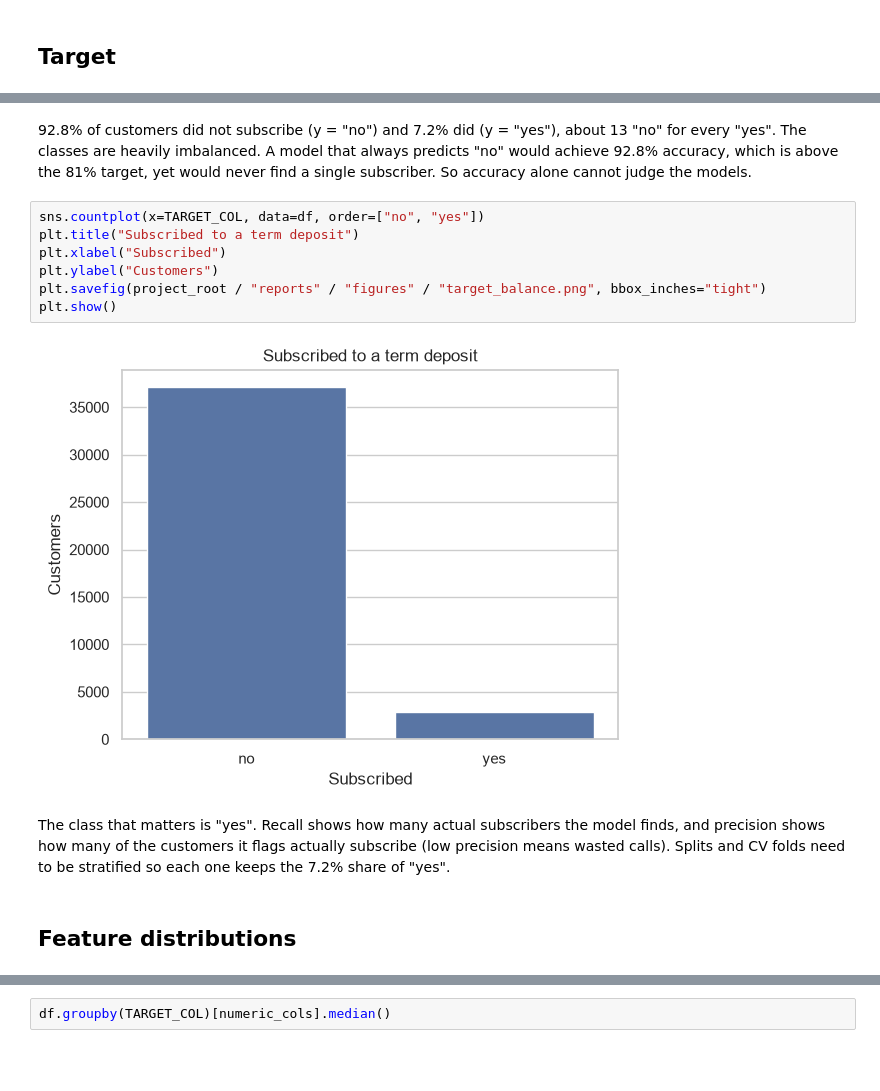
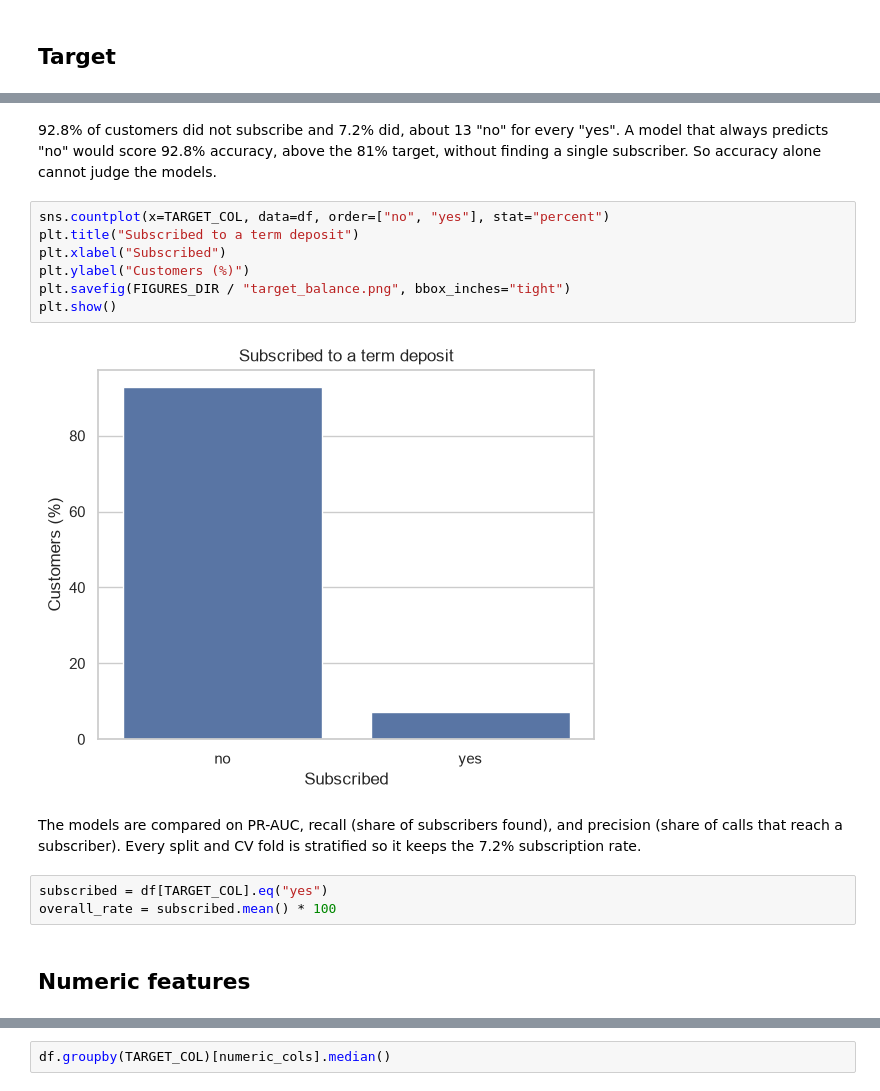
Before and after one commit to roshanbytes/term-deposit-subscription-prediction, a Jupyter notebook: notebooks/exploration/01_eda.ipynb, the cells around one changed output, grey strips where cells are left out. Cells and saved outputs as stored; diff of their text form; blank space fills up the shorter version.

Commit message:
Revise the EDA and save its charts
Add a Row order section, move the plotting code into two helper functions, rewrite the notes, and save every chart to reports/figures.

```diff
--- a/notebooks/exploration/01_eda.ipynb
+++ b/notebooks/exploration/01_eda.ipynb
@@ -209,18 +258,21 @@ pd.DataFrame({
 | y |  |  |
 | no | 37104 | 92.8 |
 | yes | 2896 | 7.2 |
-# %% [markdown]
-92.8% of customers did not subscribe (y = "no") and 7.2% did (y = "yes"), about 13 "no" for every "yes". The classes are heavily imbalanced. A model that always predicts "no" would achieve 92.8% accuracy, which is above the 81% target, yet would never find a single subscriber. So accuracy alone cannot judge the models.
+# %% [markdown]
+92.8% of customers did not subscribe and 7.2% did, about 13 "no" for every "yes". A model that always predicts "no" would score 92.8% accuracy, above the 81% target, without finding a single subscriber. So accuracy alone cannot judge the models.
 # %%
-sns.countplot(x=TARGET_COL, data=df, order=["no", "yes"])
+sns.countplot(x=TARGET_COL, data=df, order=["no", "yes"], stat="percent")
 plt.title("Subscribed to a term deposit")
 plt.xlabel("Subscribed")
-plt.ylabel("Customers")
-plt.savefig(project_root / "reports" / "figures" / "target_balance.png", bbox_inches="tight")
+plt.ylabel("Customers (%)")
+plt.savefig(FIGURES_DIR / "target_balance.png", bbox_inches="tight")
 plt.show()
 # %% [output]
-[figure, old version]
+[figure, new version]
-# %% [markdown]
-The class that matters is "yes". Recall shows how many actual subscribers the model finds, and precision shows how many of the customers it flags actually subscribe (low precision means wasted calls). Splits and CV folds need to be stratified so each one keeps the 7.2% share of "yes".
+# %% [markdown]
+The models are compared on PR-AUC, recall (share of subscribers found), and precision (share of calls that reach a subscriber). Every split and CV fold is stratified so it keeps the 7.2% subscription rate.
+# %%
+subscribed = df[TARGET_COL].eq("yes")
+overall_rate = subscribed.mean() * 100
 # %% [markdown]
-## Feature distributions
+## Numeric features
```
Also changed, not shown: parts of 58 cells of this notebook, 4 other files.
